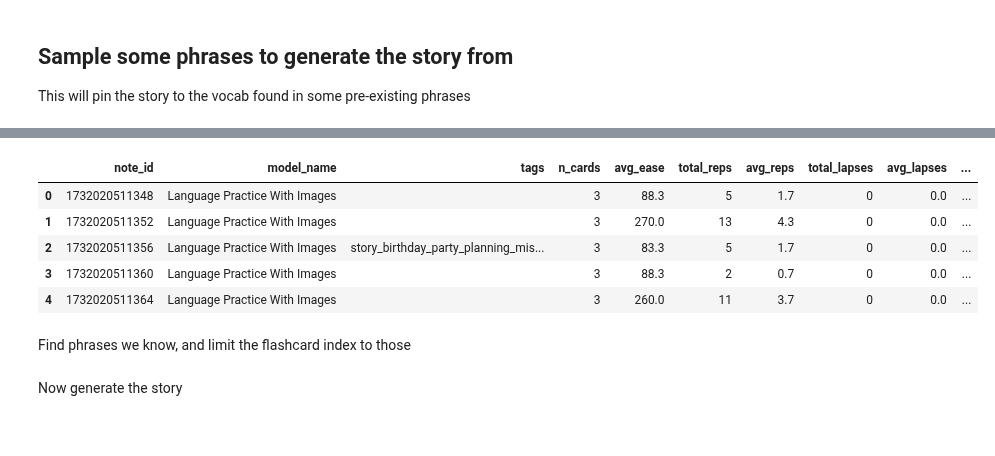
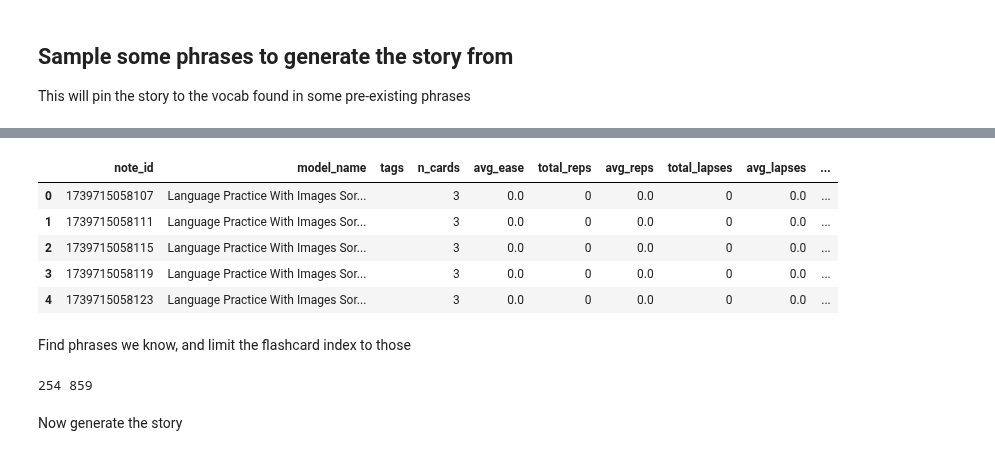
Before and after one commit to Andy7475/audio-language-trainer, a Jupyter notebook: notebooks/05 - generate a story from vocab.ipynb, the cells around one changed output, grey strips where cells are left out. Drawn from its saved outputs; the diff is of its cells as text; code cells hidden in the pictures.

```diff
--- a/notebooks/05 - generate a story from vocab.ipynb
+++ b/notebooks/05 - generate a story from vocab.ipynb
@@ -106,13 +106,13 @@ with AnkiCollectionReader() as reader:
 # %%
-DECK_NAME = "RapidRetention - Swedish - LM1000"
+DECK_NAME = "RapidRetention - Spanish::EatingOut"
 df = get_deck_contents(deck_name=DECK_NAME) #calculates knowledge score
 df.head()
 # %% [output]
 |  | note_id | model_name | tags | n_cards | avg_ease | total_reps | avg_reps | total_lapses | avg_lapses | ... |
-| 0 | 1732020511348 | Language Practice With Images |  | 3 | 88.3 | 5 | 1.7 | 0 | 0.0 | ... |
-| 1 | 1732020511352 | Language Practice With Images |  | 3 | 270.0 | 13 | 4.3 | 0 | 0.0 | ... |
-| 2 | 1732020511356 | Language Practice With Images | story_birthday_party_planning_mis... | 3 | 83.3 | 5 | 1.7 | 0 | 0.0 | ... |
-| 3 | 1732020511360 | Language Practice With Images |  | 3 | 88.3 | 2 | 0.7 | 0 | 0.0 | ... |
-| 4 | 1732020511364 | Language Practice With Images |  | 3 | 260.0 | 11 | 3.7 | 0 | 0.0 | ... |
+| 0 | 1739715058107 | Language Practice With Images Sor... |  | 3 | 0.0 | 0 | 0.0 | 0 | 0.0 | ... |
+| 1 | 1739715058111 | Language Practice With Images Sor... |  | 3 | 0.0 | 0 | 0.0 | 0 | 0.0 | ... |
+| 2 | 1739715058115 | Language Practice With Images Sor... |  | 3 | 0.0 | 0 | 0.0 | 0 | 0.0 | ... |
+| 3 | 1739715058119 | Language Practice With Images Sor... |  | 3 | 0.0 | 0 | 0.0 | 0 | 0.0 | ... |
+| 4 | 1739715058123 | Language Practice With Images Sor... |  | 3 | 0.0 | 0 | 0.0 | 0 | 0.0 | ... |
 # %% [markdown]
 Find phrases we know, and limit the flashcard index to those
@@ -119,3 +122,7 @@ Find phrases we know, and limit the flashcard index to those
+# %%
+print(len(learnt['verbs']),  len(learnt['vocab']))
+# %% [output]
+254 859
 # %%
 from src.phrase import get_phrase_indices
 
```
Also changed, not shown: parts of 11 cells of this notebook, 11 other files.
